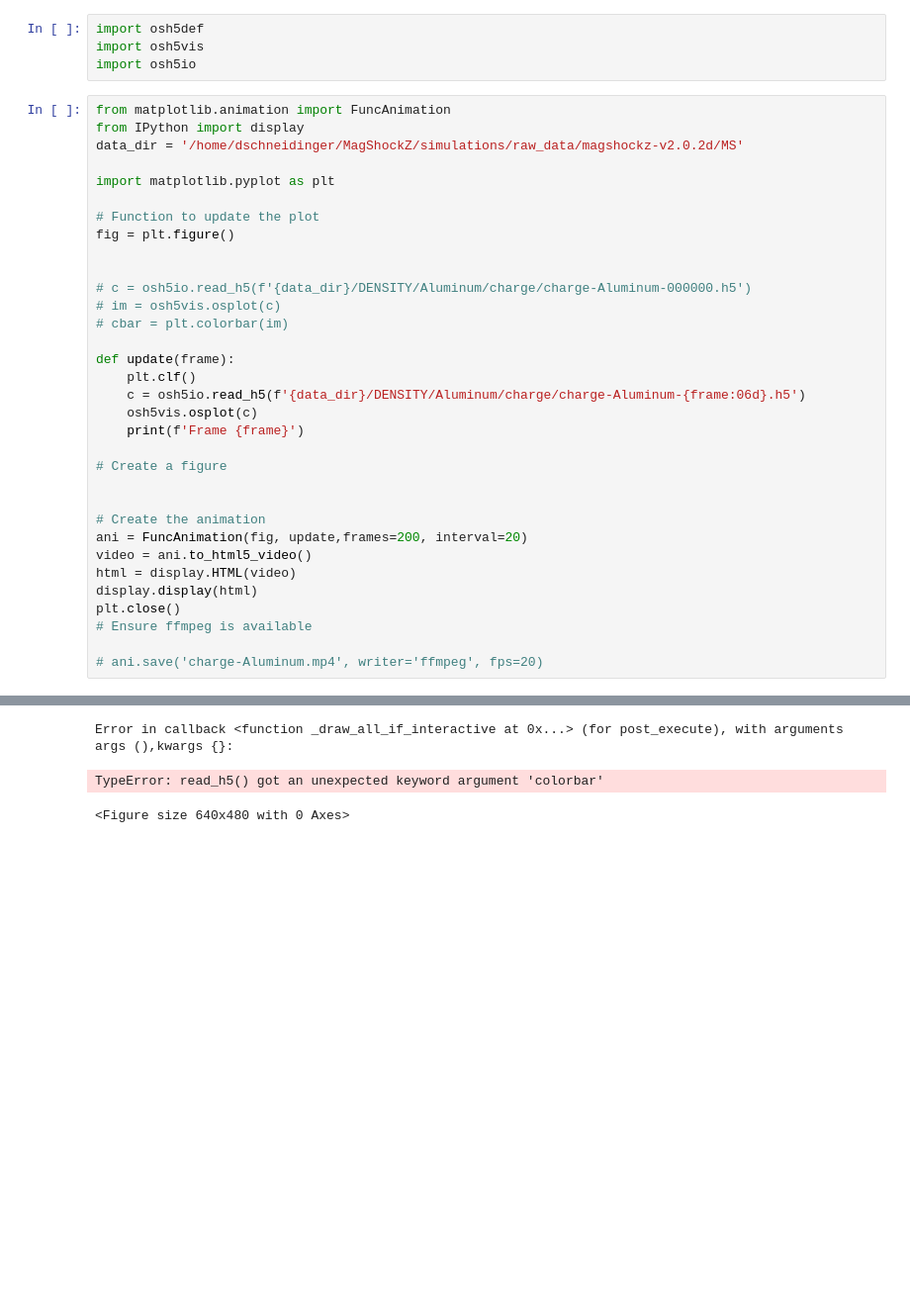
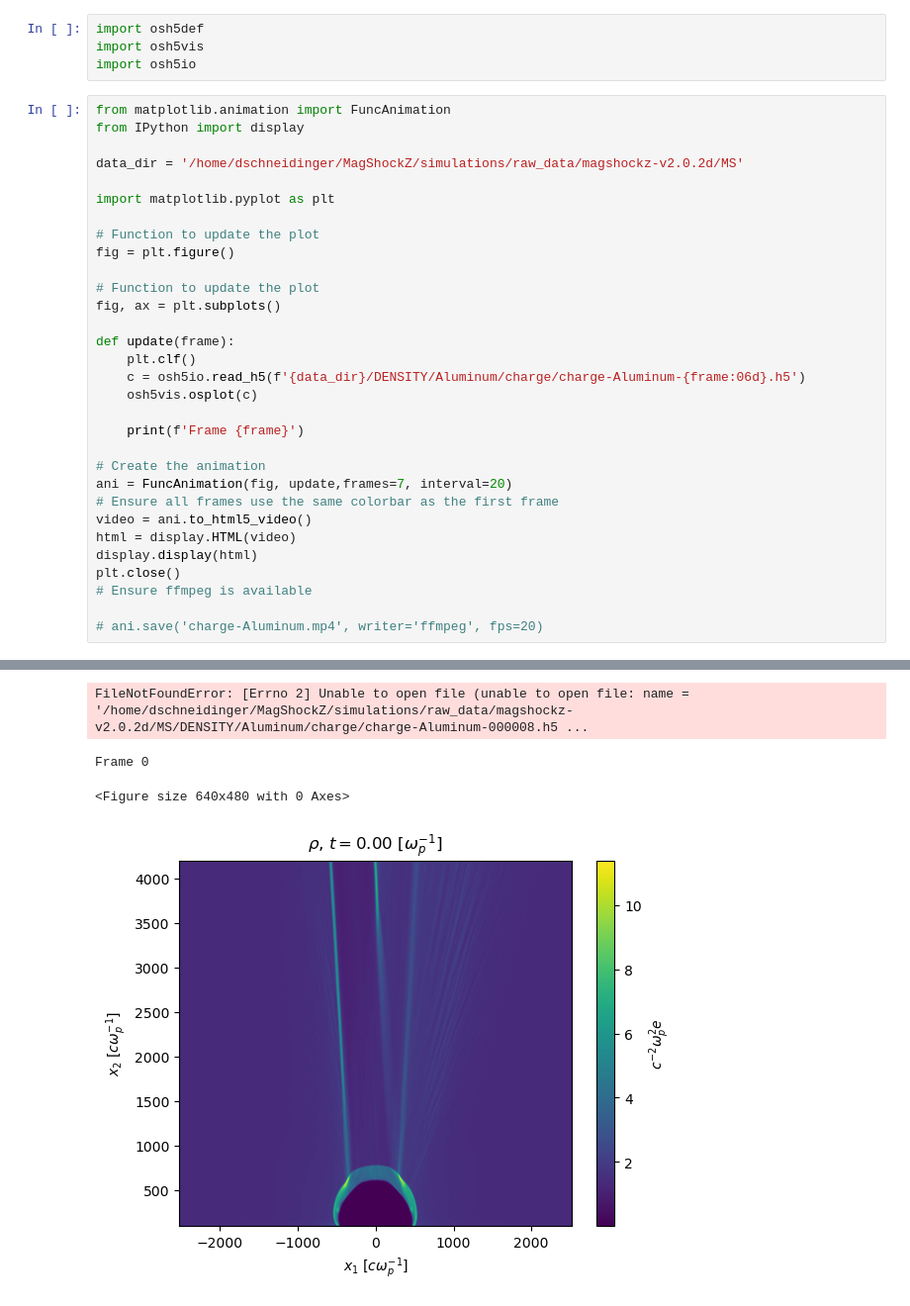
Before and after one commit to Schaeffer-Lab/MagShockZ, a Jupyter notebook: python-fortran_interface/check_initialization.ipynb, the cells around one changed output, grey strips where cells are left out. Shown at 99% size. Drawn from its saved outputs; the diff is of its cells as text; blank space fills up the shorter version.

```diff
--- a/python-fortran_interface/check_initialization.ipynb
+++ b/python-fortran_interface/check_initialization.ipynb
@@ -5,6 +5,7 @@ import osh5io
 # %%
 from matplotlib.animation import FuncAnimation
 from IPython import display
+
 data_dir = '/home/dschneidinger/MagShockZ/simulations/raw_data/magshockz-v2.0.2d/MS'
 
 import matplotlib.pyplot as plt
@@ -12,22 +13,19 @@ import matplotlib.pyplot as plt
 # Function to update the plot
 fig = plt.figure()
 
-
-# c = osh5io.read_h5(f'{data_dir}/DENSITY/Aluminum/charge/charge-Aluminum-000000.h5')
-# im = osh5vis.osplot(c)
-# cbar = plt.colorbar(im)
+# Function to update the plot
+fig, ax = plt.subplots()
 
 def update(frame):
     plt.clf()
     c = osh5io.read_h5(f'{data_dir}/DENSITY/Aluminum/charge/charge-Aluminum-{frame:06d}.h5')
     osh5vis.osplot(c)
+
     print(f'Frame {frame}')
 
-# Create a figure
-
-
 # Create the animation
-ani = FuncAnimation(fig, update,frames=200, interval=20)
+ani = FuncAnimation(fig, update,frames=7, interval=20)
+# Ensure all frames use the same colorbar as the first frame
 video = ani.to_html5_video()
 html = display.HTML(video)
 display.display(html)
@@ -40,3 +46,4 @@ TypeError: read_h5() got an unexpected keyword argument 'colorbar'
-Error in callback <function _draw_all_if_interactive at 0x...> (for post_execute), with arguments args (),kwargs {}:
+FileNotFoundError: [Errno 2] Unable to open file (unable to open file: name = '/home/dschneidinger/MagShockZ/simulations/raw_data/magshockz-v2.0.2d/MS/DENSITY/Aluminum/charge/charge-Aluminum-000008.h5 ...
-TypeError: read_h5() got an unexpected keyword argument 'colorbar'
+Frame 0
 <Figure size 640x480 with 0 Axes>
+[figure, added]
```
Also changed, not shown: parts of 5 cells of this notebook, 7 other files.
